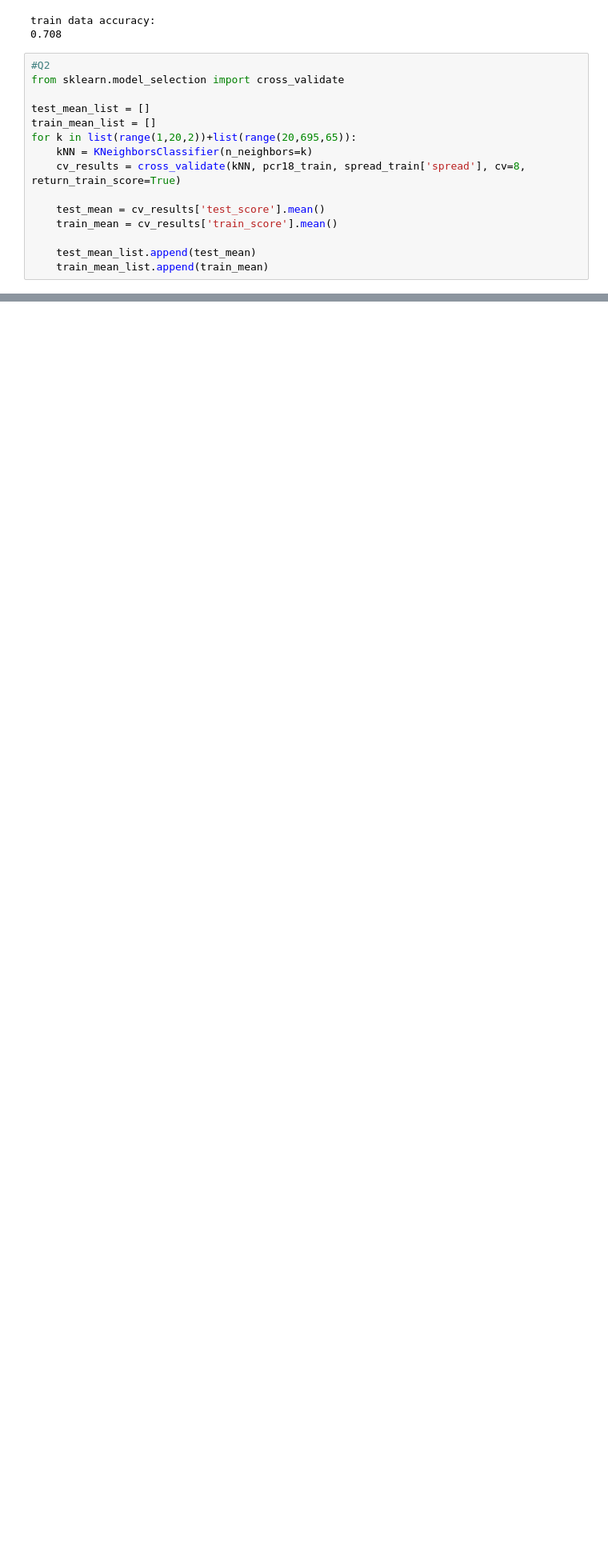
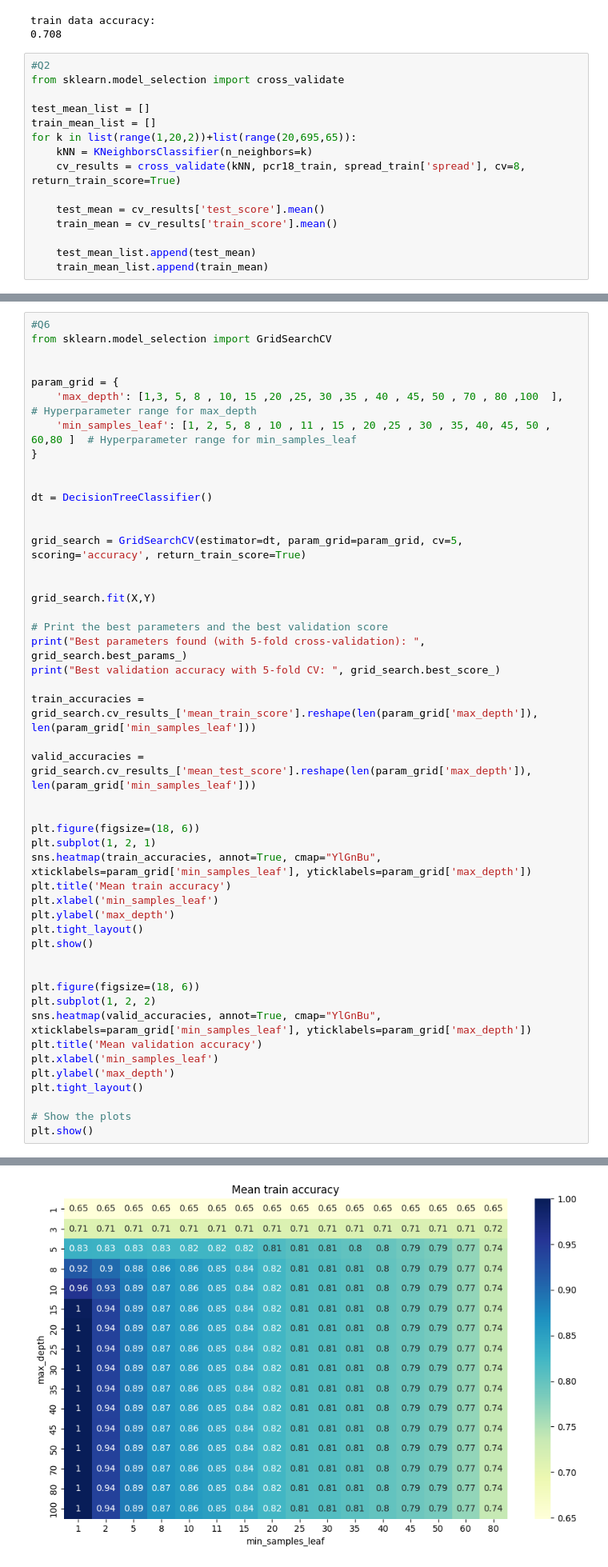
Before and after one commit to LocalTed/lomdot2, a Jupyter notebook: HW1_template.ipynb, the cells around one changed output, grey strips where cells are left out. Shown at 80% size. Drawn from its saved outputs; the diff is of its cells as text; blank space fills up the shorter version.

```diff
--- a/HW1_template.ipynb
+++ b/HW1_template.ipynb
@@ -142,0 +171,49 @@ test data accuracy:
+# %%
+#Q6
+from sklearn.model_selection import GridSearchCV
+
+
+param_grid = {
+    'max_depth': [1,3, 5, 8 , 10, 15 ,20 ,25, 30 ,35 , 40 , 45, 50 , 70 , 80 ,100  ],  # Hyperparameter range for max_depth
+    'min_samples_leaf': [1, 2, 5, 8 , 10 , 11 , 15 , 20 ,25 , 30 , 35, 40, 45, 50 , 60,80 ]  # Hyperparameter range for min_samples_leaf
+}
+
+
+dt = DecisionTreeClassifier()
+
+
+grid_search = GridSearchCV(estimator=dt, param_grid=param_grid, cv=5, scoring='accuracy', return_train_score=True)
+
+
+grid_search.fit(X,Y)
+
+# Print the best parameters and the best validation score
+print("Best parameters found (with 5-fold cross-validation): ", grid_search.best_params_)
+print("Best validation accuracy with 5-fold CV: ", grid_search.best_score_)
+
+train_accuracies = grid_search.cv_results_['mean_train_score'].reshape(len(param_grid['max_depth']), len(param_grid['min_samples_leaf']))
+
+valid_accuracies = grid_search.cv_results_['mean_test_score'].reshape(len(param_grid['max_depth']), len(param_grid['min_samples_leaf']))
+
+
+plt.figure(figsize=(18, 6))
+plt.subplot(1, 2, 1)
+sns.heatmap(train_accuracies, annot=True, cmap="YlGnBu", xticklabels=param_grid['min_samples_leaf'], yticklabels=param_grid['max_depth'])
+plt.title('Mean train accuracy')
+plt.xlabel('min_samples_leaf')
+plt.ylabel('max_depth')
+plt.tight_layout()
+plt.show()
+
+
+plt.figure(figsize=(18, 6))
+plt.subplot(1, 2, 2)
+sns.heatmap(valid_accuracies, annot=True, cmap="YlGnBu", xticklabels=param_grid['min_samples_leaf'], yticklabels=param_grid['max_depth'])
+plt.title('Mean validation accuracy')
+plt.xlabel('min_samples_leaf')
+plt.ylabel('max_depth')
+plt.tight_layout()
+
+# Show the plots
+plt.show()
+# %% [output]
@@ -142,0 +222 @@ test data accuracy:
+[figure, added]
```
Also changed, not shown: parts of 10 cells of this notebook.
